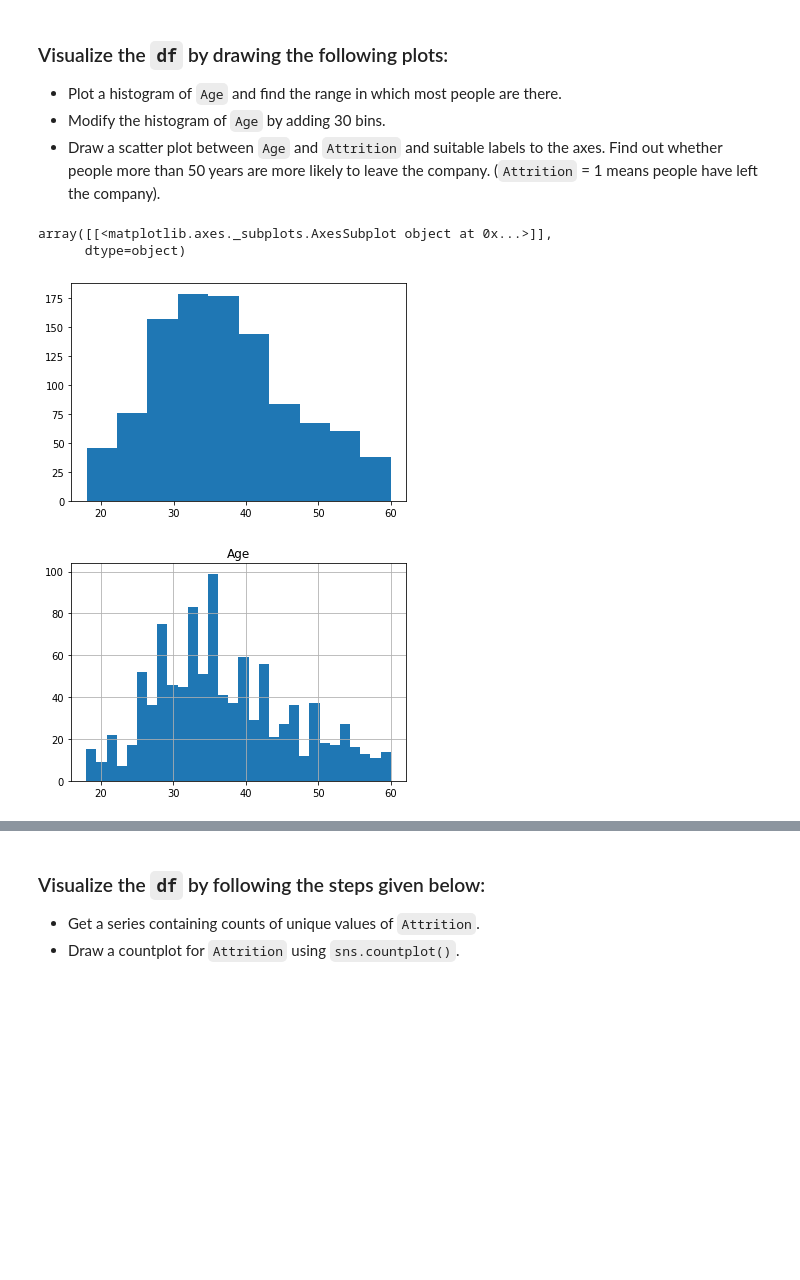
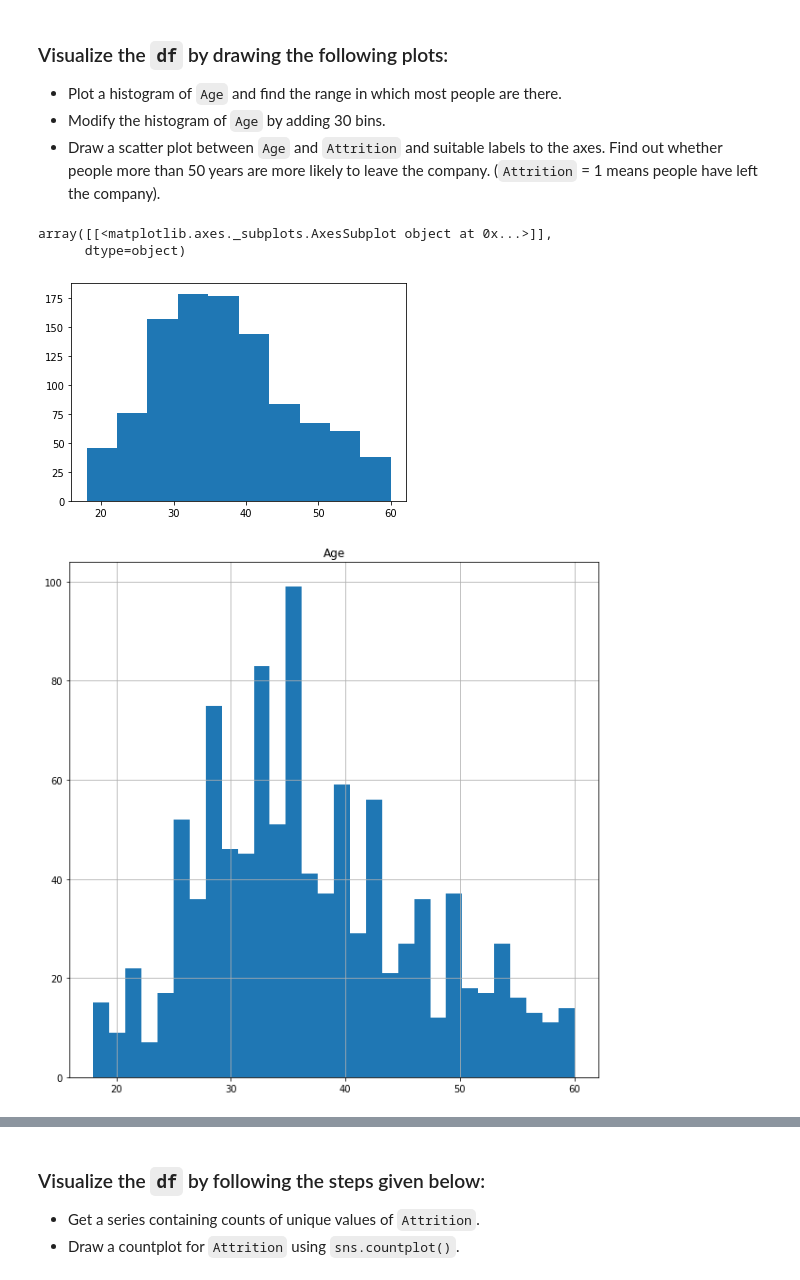
Before and after one commit to NehaNeha417/DS_SHALA, a Jupyter notebook: Final Assignment-2(collab)-DS.ipynb, the cells around one changed output, grey strips where cells are left out. Drawn from its saved outputs; the diff is of its cells as text; code cells hidden in the pictures; blank space fills up the shorter version.

```diff
--- a/Final Assignment-2(collab)-DS.ipynb
+++ b/Final Assignment-2(collab)-DS.ipynb
@@ -174,14 +210,14 @@ dtype: int64
 # %%
 # Plot and modify the histogram of Age
 import matplotlib.pyplot as plt
 import seaborn as sns
 plt.hist(df.Age)
-df.hist(column='Age',bins=30)
+df.hist(column='Age',bins=30,figsize=(10,10))
 # %% [output]
 array([[<matplotlib.axes._subplots.AxesSubplot object at 0x...>]],
       dtype=object)
 [figure]
-[figure, old version]
+[figure, new version]
 # %%
 # Draw a scatter plot between Age and Attrition
 plt.scatter(df.Age, df.Attrition,c='blue')
```
Also changed, not shown: parts of 17 cells of this notebook.
